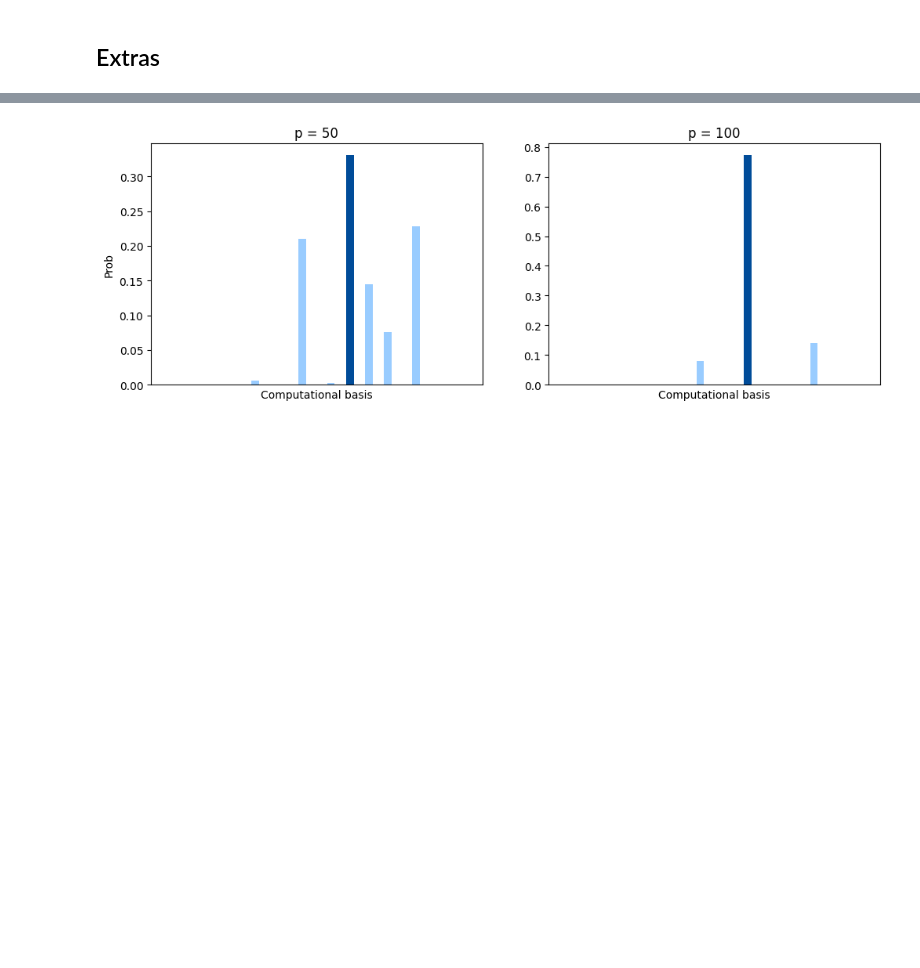
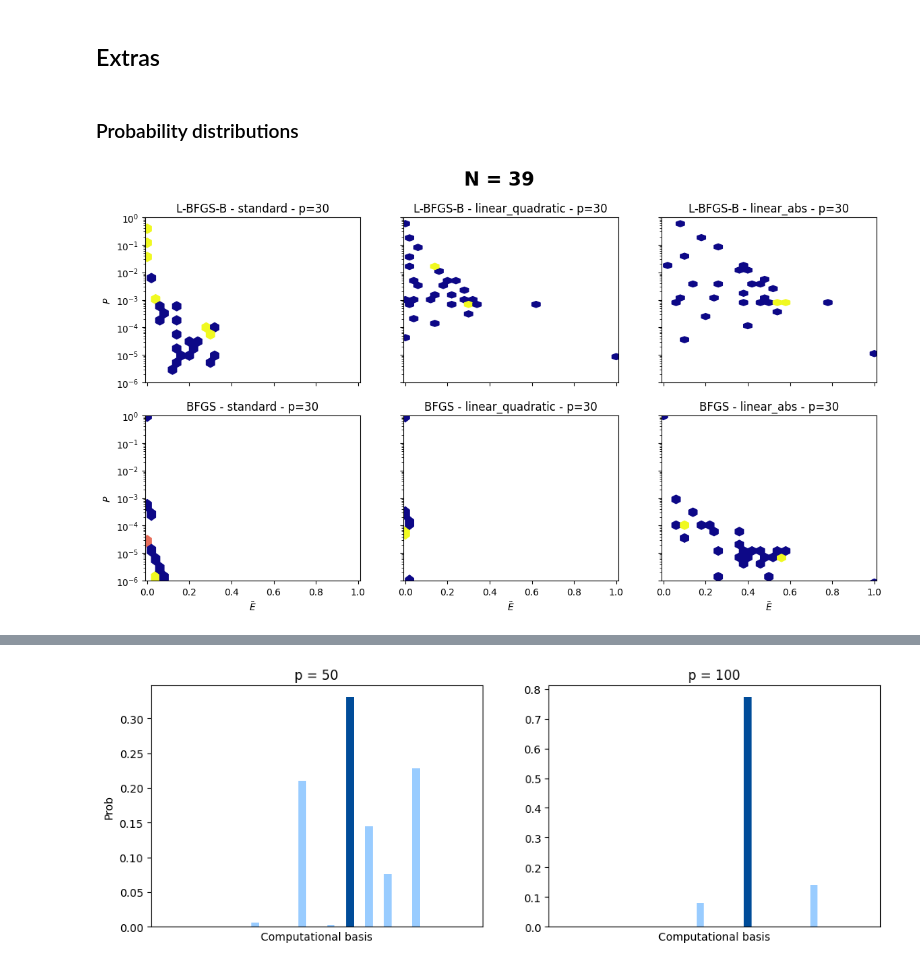
Before and after one commit to fpllcr/master-thesis, a Jupyter notebook: qaoa_factorization/notebooks/analysis.ipynb, the cells around one changed output, grey strips where cells are left out. Cells and saved outputs as stored; diff of their text form; code cells hidden in the pictures; blank space fills up the shorter version.

```diff
--- a/qaoa_factorization/notebooks/analysis.ipynb
+++ b/qaoa_factorization/notebooks/analysis.ipynb
@@ -846,3 +846,40 @@ fig.suptitle('4. Parameter evolution for last iteration (gammas: red & left, bet
 [figure]
 # %% [markdown]
 ## Extras
+# %% [markdown]
+### Probability distributions
+# %%
+N = 39
+
+df = experiment_results[(experiment_results['N']==N)]
+df = df[df['layers']==df.groupby('setup')['layers'].max().min()]
+
+fig, axs = plt.subplots(nrows=2, ncols=3, figsize=(14,7), sharey=True, sharex=True)
+fig.subplots_adjust(hspace=0.2)
+
+for i, optimizer in enumerate(['L-BFGS-B', 'BFGS']):
+    for j, setup in enumerate(['standard', 'linear_quadratic', 'linear_abs']):
+        ax = axs[i][j]
+        df_s = df[(df['setup']==setup) & (df['optimizer']==optimizer)]
+        layer_max = df_s['layers'].max()
+        df_s = df_s[df_s['layers'] == layer_max].reset_index(drop=True)
+
+        probs = df_s.loc[0,'state_populations']
+        energies = np.array(df_s.loc[0,'Ec'])
+
+        E_min = np.min(energies)
+        E_max = np.max(energies)
+        rescaled_E = (energies - E_min) / (E_max - E_min)
+
+        hb = ax.hexbin(rescaled_E, probs, gridsize=25, cmap='plasma', bins='log', yscale='log')
+        ax.set_title(f"{optimizer} - {setup} - p={layer_max}")
+        ax.set_xlim(-0.01,1.01)
+        ax.set_ylim(1e-6,1)
+        if j == 0:
+            ax.set_ylabel('$P$')
+        if i == 1:
+            ax.set_xlabel('$\\tilde{E}$')
+
+fig.suptitle(f'N = {N}', fontsize=20, fontweight='bold');
+# %% [output]
+[figure, added]
```
Also changed, not shown: parts of 3 cells of this notebook.
